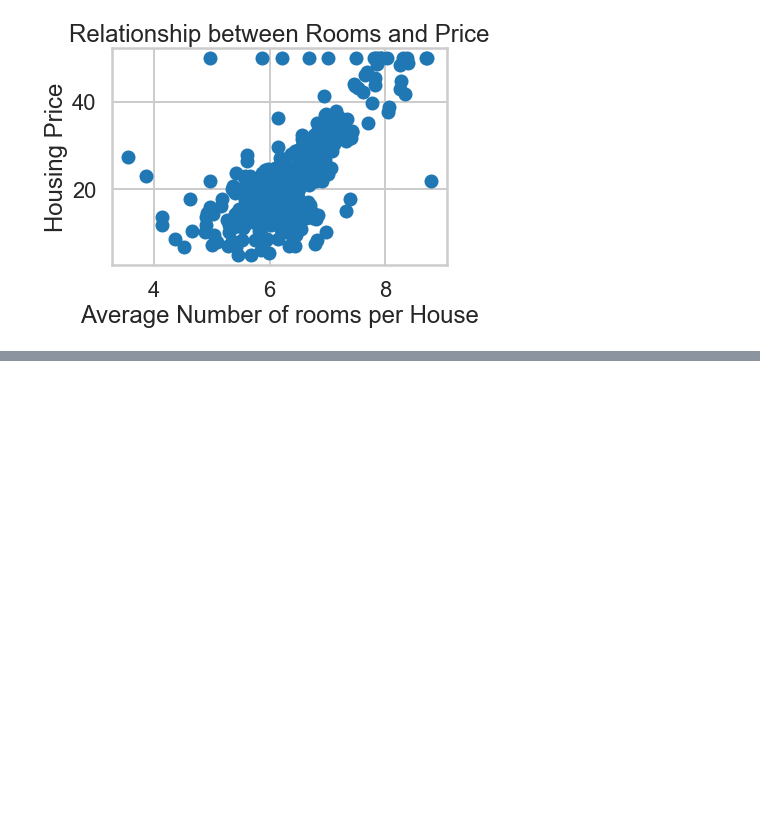
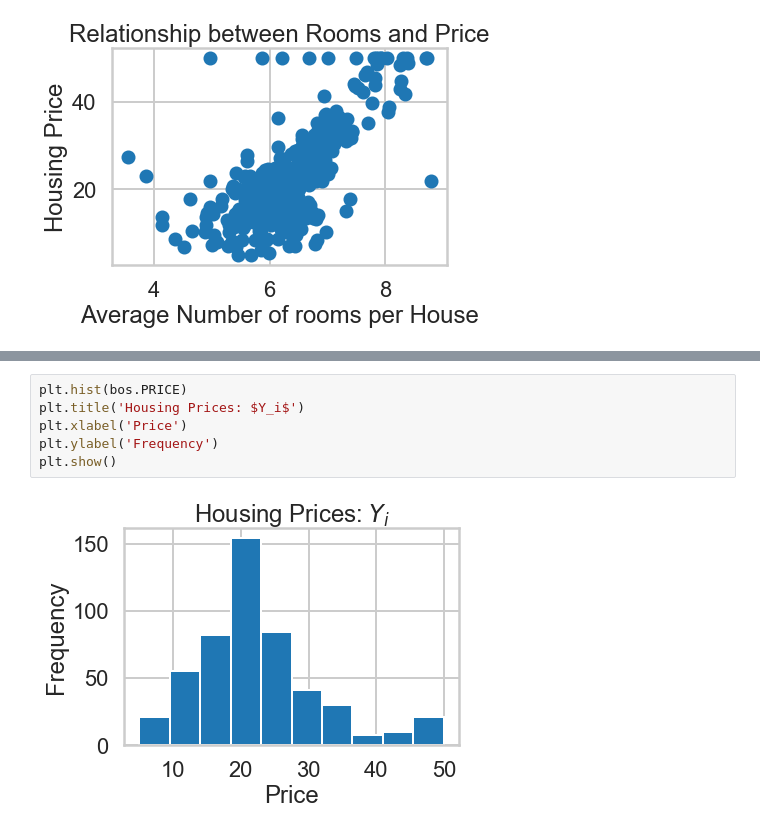
Before and after one commit to vijaypatha/regression_lab, a Jupyter notebook: Regression_Lab/Regression_Lab.ipynb, the cells around one changed output, grey strips where cells are left out. Drawn from its saved outputs; the diff is of its cells as text; blank space fills up the shorter version.

```diff
--- a/Regression_Lab/Regression_Lab.ipynb
+++ b/Regression_Lab/Regression_Lab.ipynb
@@ -123,0 +137,8 @@ Text(0.5, 1.0, 'Relationship between Rooms and Price')
+# %%
+plt.hist(bos.PRICE)
+plt.title('Housing Prices: $Y_i$')
+plt.xlabel('Price')
+plt.ylabel('Frequency')
+plt.show()
+# %% [output]
+[figure, added]
```
Also changed, not shown: parts of 7 cells of this notebook.
